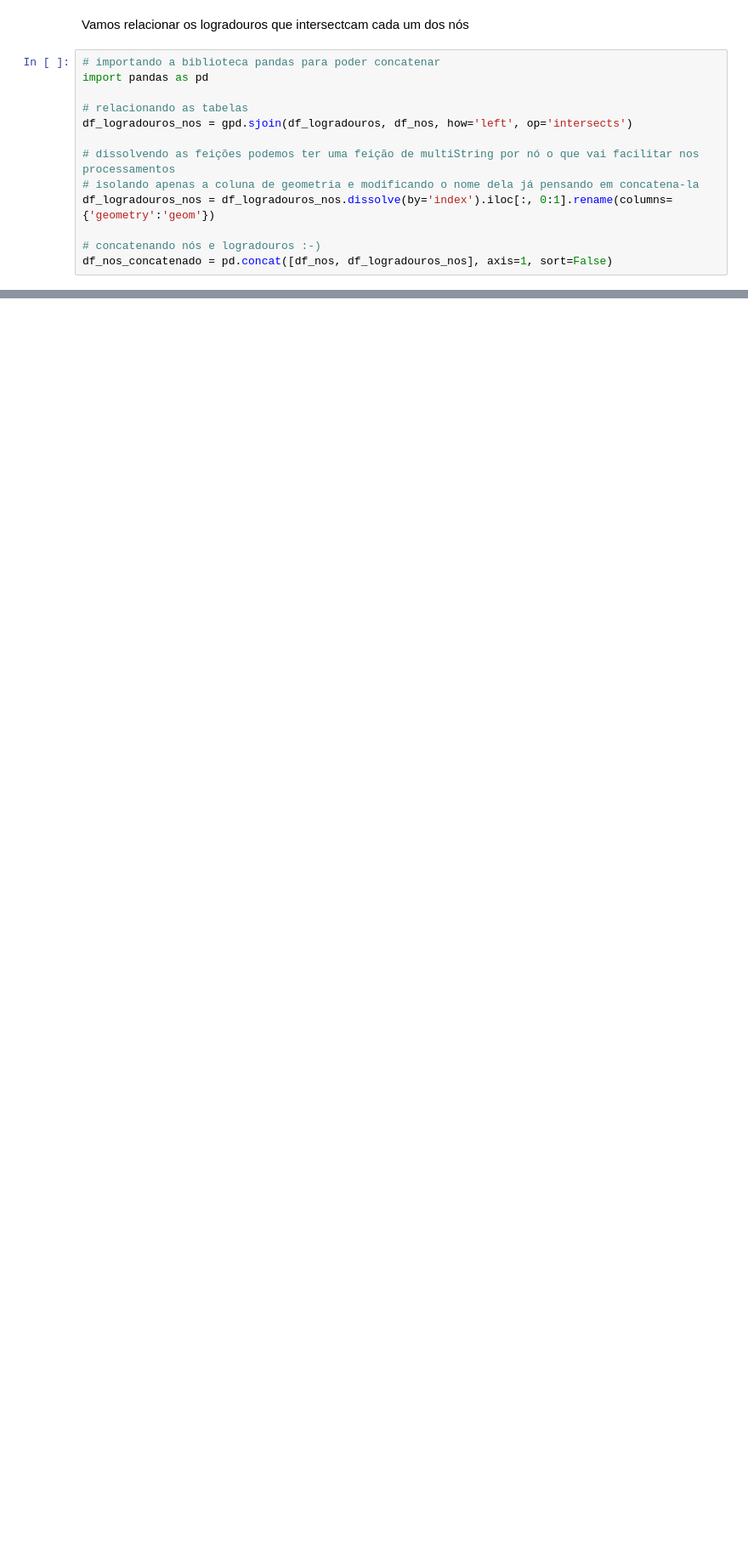
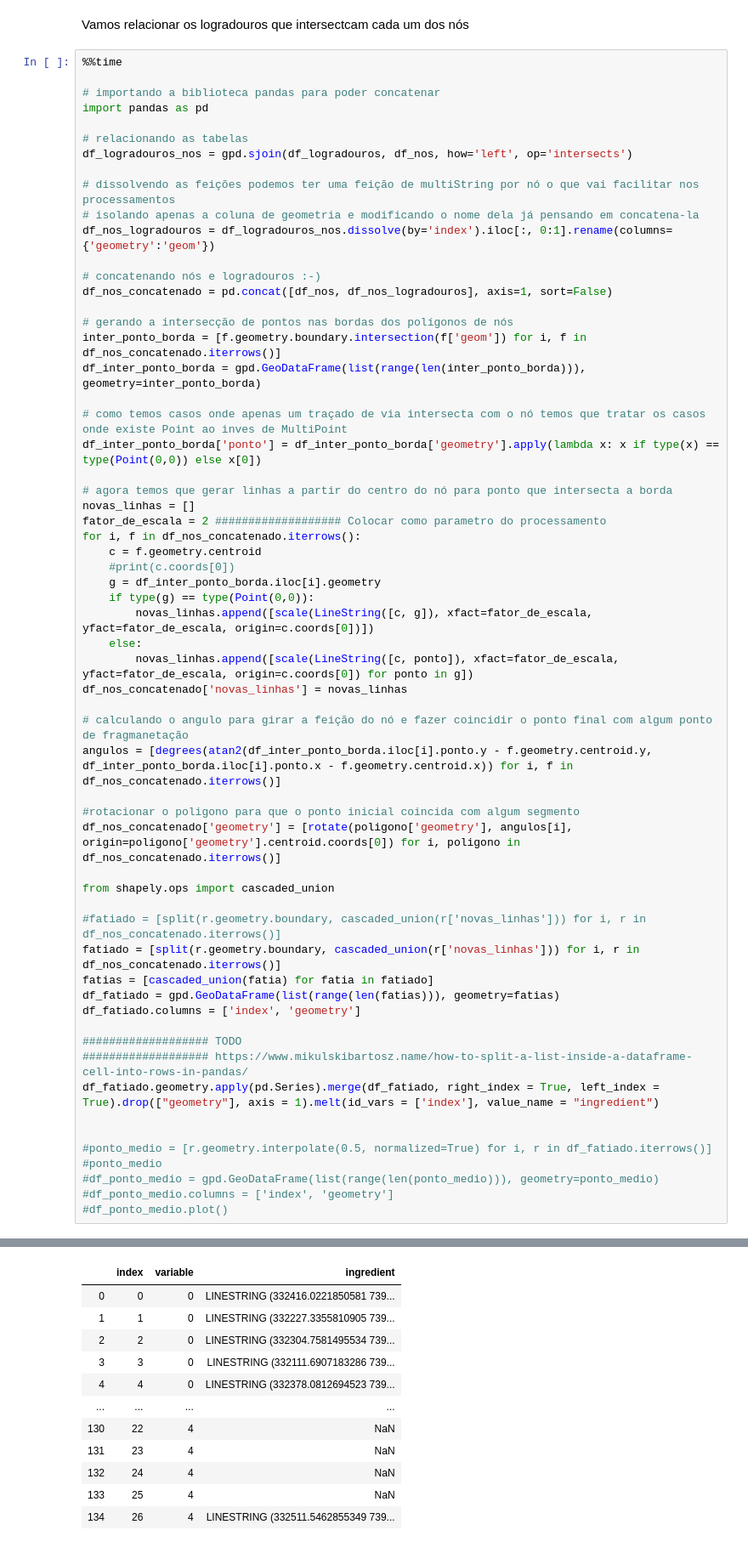
Before and after one commit to geoinfo-smdu/Poligono-de-vias, a Jupyter notebook: Gerando polígonos de vias no município de São Paulo.ipynb, the cells around one changed output, grey strips where cells are left out. Shown at 85% size. Drawn from its saved outputs; the diff is of its cells as text; blank space fills up the shorter version.

```diff
--- a/Gerando polígonos de vias no município de São Paulo.ipynb
+++ b/Gerando polígonos de vias no município de São Paulo.ipynb
@@ -216,6 +221,8 @@ plt.show()
 # %% [markdown]
 Vamos relacionar os logradouros que intersectcam cada um dos nós
 # %%
+%%time
+
 # importando a biblioteca pandas para poder concatenar
 import pandas as pd
 
@@ -224,7 +231,53 @@ df_logradouros_nos = gpd.sjoin(df_logradouros, df_nos, how='left', op='intersect
 
 # dissolvendo as feições podemos ter uma feição de multiString por nó o que vai facilitar nos processamentos
 # isolando apenas a coluna de geometria e modificando o nome dela já pensando em concatena-la
-df_logradouros_nos = df_logradouros_nos.dissolve(by='index').iloc[:, 0:1].rename(columns={'geometry':'geom'})
+df_nos_logradouros = df_logradouros_nos.dissolve(by='index').iloc[:, 0:1].rename(columns={'geometry':'geom'})
 
 # concatenando nós e logradouros :-)
-df_nos_concatenado = pd.concat([df_nos, df_logradouros_nos], axis=1, sort=False)
+df_nos_concatenado = pd.concat([df_nos, df_nos_logradouros], axis=1, sort=False)
+
+# gerando a intersecção de pontos nas bordas dos polígonos de nós
+inter_ponto_borda = [f.geometry.boundary.intersection(f['geom']) for i, f in df_nos_concatenado.iterrows()]
+df_inter_ponto_borda = gpd.GeoDataFrame(list(range(len(inter_ponto_borda))), geometry=inter_ponto_borda)
+
+# como temos casos onde apenas um traçado de via intersecta com o nó temos que tratar os casos onde existe Point ao inves de MultiPoint
+df_inter_ponto_borda['ponto'] = df_inter_ponto_borda['geometry'].apply(lambda x: x if type(x) == type(Point(0,0)) else x[0])
+
+# agora temos que gerar linhas a partir do centro do nó para ponto que intersecta a borda
+novas_linhas = []
+fator_de_escala = 2 ################### Colocar como parametro do processamento
+for i, f in df_nos_concatenado.iterrows():
+    c = f.geometry.centroid
+    #print(c.coords[0])
+    g = df_inter_ponto_borda.iloc[i].geometry
+    if type(g) == type(Point(0,0)):
+        novas_linhas.append([scale(LineString([c, g]), xfact=fator_de_escala, yfact=fator_de_escala, origin=c.coords[0])])
+    else:
+        novas_linhas.append([scale(LineString([c, ponto]), xfact=fator_de_escala, yfact=fator_de_escala, origin=c.coords[0]) for ponto in g])
+df_nos_concatenado['novas_linhas'] = novas_linhas
+
+# calculando o angulo para girar a feição do nó e fazer coincidir o ponto final com algum ponto de fragmanetação
+angulos = [degrees(atan2(df_inter_ponto_borda.iloc[i].ponto.y - f.geometry.centroid.y, df_inter_ponto_borda.iloc[i].ponto.x - f.geometry.centroid.x)) for i, f in df_nos_concatenado.iterrows()]
+
+#rotacionar o poligono para que o ponto inicial coincida com algum segmento
+df_nos_concatenado['geometry'] = [rotate(poligono['geometry'], angulos[i], origin=poligono['geometry'].centroid.coords[0]) for i, poligono in df_nos_concatenado.iterrows()]
+
+from shapely.ops import cascaded_union
+
+#fatiado = [split(r.geometry.boundary, cascaded_union(r['novas_linhas'])) for i, r in df_nos_concatenado.iterrows()]
+fatiado = [split(r.geometry.boundary, cascaded_union(r['novas_linhas'])) for i, r in df_nos_concatenado.iterrows()]
+fatias = [cascaded_union(fatia) for fatia in fatiado]
+df_fatiado = gpd.GeoDataFrame(list(range(len(fatias))), geometry=fatias)
+df_fatiado.columns = ['index', 'geometry']
+
+################### TODO
+################### https://www.mikulskibartosz.name/how-to-split-a-list-inside-a-dataframe-cell-into-rows-in-pandas/
+df_fatiado.geometry.apply(pd.Series).merge(df_fatiado, right_index = True, left_index = True).drop(["geometry"], axis = 1).melt(id_vars = ['index'], value_name = "ingredient")
+
+
+#ponto_medio = [r.geometry.interpolate(0.5, normalized=True) for i, r in df_fatiado.iterrows()]
+#ponto_medio
+#df_ponto_medio = gpd.GeoDataFrame(list(range(len(ponto_medio))), geometry=ponto_medio)
+#df_ponto_medio.columns = ['index', 'geometry']
+#df_ponto_medio.plot()
+# %% [output]
@@ -230,0 +285,12 @@ df_nos_concatenado = pd.concat([df_nos, df_logradouros_nos], axis=1, sort=False)
+|  | index | variable | ingredient |
+| 0 | 0 | 0 | LINESTRING (332416.0221850581 739... |
+| 1 | 1 | 0 | LINESTRING (332227.3355810905 739... |
+| 2 | 2 | 0 | LINESTRING (332304.7581495534 739... |
+| 3 | 3 | 0 | LINESTRING (332111.6907183286 739... |
+| 4 | 4 | 0 | LINESTRING (332378.0812694523 739... |
+| ... | ... | ... | ... |
+| 130 | 22 | 4 | NaN |
+| 131 | 23 | 4 | NaN |
+| 132 | 24 | 4 | NaN |
+| 133 | 25 | 4 | NaN |
+| 134 | 26 | 4 | LINESTRING (332511.5462855349 739... |
```
Also changed, not shown: parts of 4 cells of this notebook.
